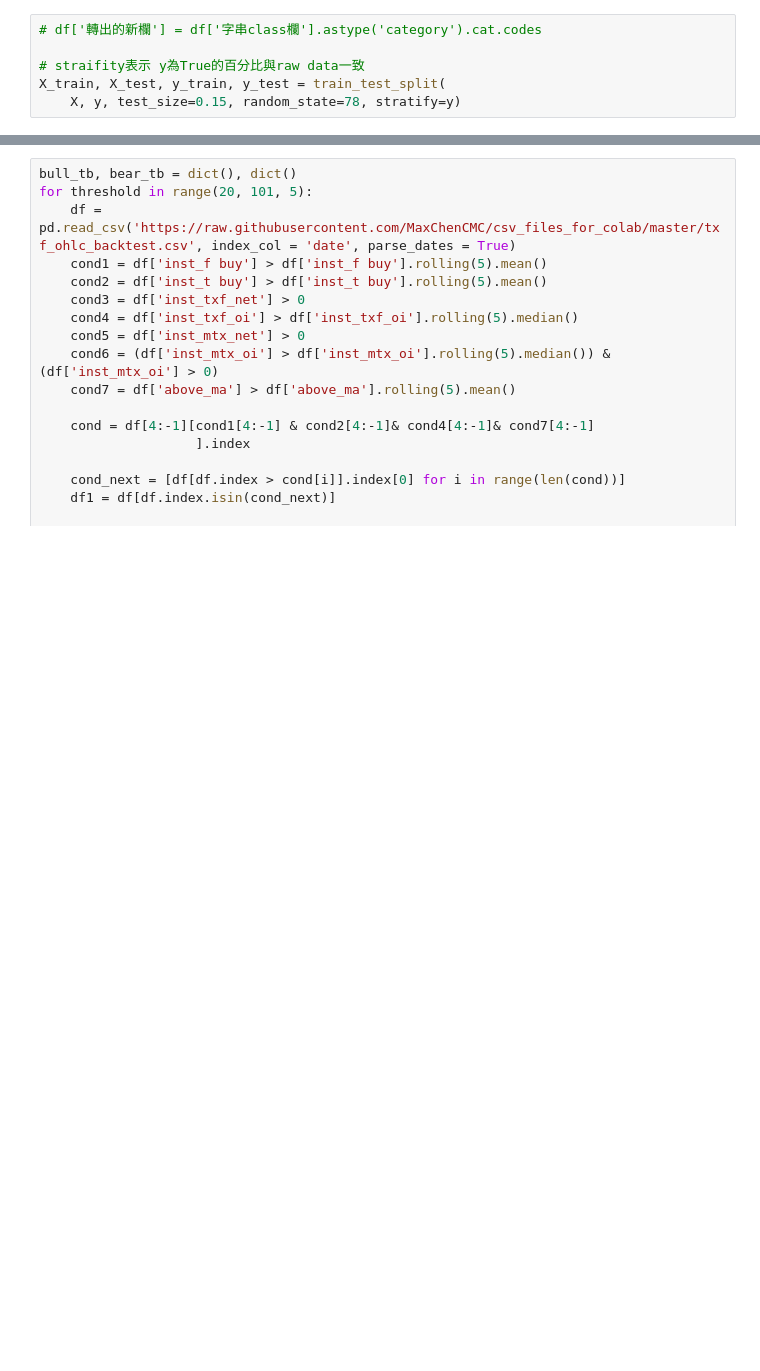
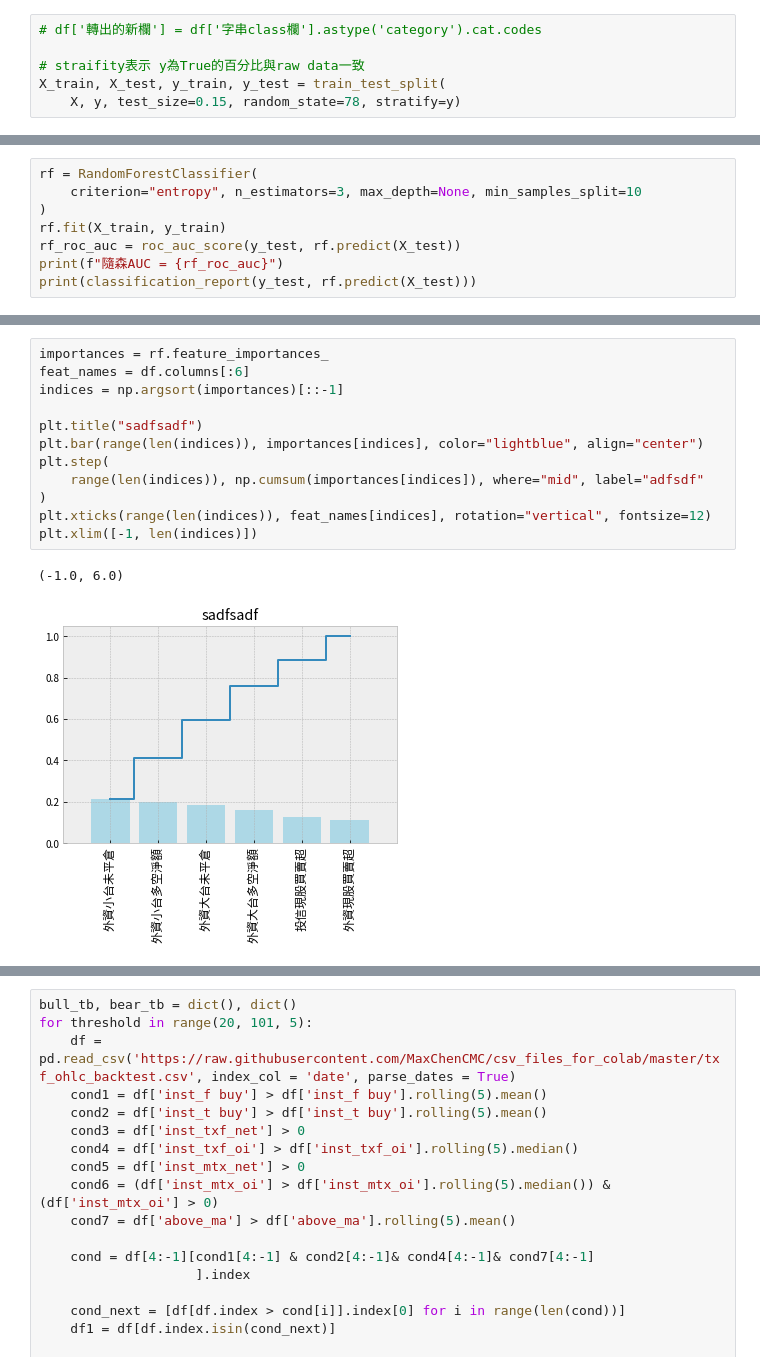
Before and after one commit to MaxChenCMC/Machine_Learning_in_Futures_Trading, a Jupyter notebook: main.ipynb, the cells around one changed output, grey strips where cells are left out. Saved outputs shown, nothing was run; the diff lists cells and outputs as text; blank space fills up the shorter version.

```diff
--- a/main.ipynb
+++ b/main.ipynb
@@ -278,0 +270,8 @@ InvocationException: GraphViz's executables not found
+# %%
+rf = RandomForestClassifier(
+    criterion="entropy", n_estimators=3, max_depth=None, min_samples_split=10
+)
+rf.fit(X_train, y_train)
+rf_roc_auc = roc_auc_score(y_test, rf.predict(X_test))
+print(f"隨森AUC = {rf_roc_auc}")
+print(classification_report(y_test, rf.predict(X_test)))
@@ -278,0 +312,15 @@ InvocationException: GraphViz's executables not found
+# %%
+importances = rf.feature_importances_
+feat_names = df.columns[:6]
+indices = np.argsort(importances)[::-1]
+
+plt.title("sadfsadf")
+plt.bar(range(len(indices)), importances[indices], color="lightblue", align="center")
+plt.step(
+    range(len(indices)), np.cumsum(importances[indices]), where="mid", label="adfsdf"
+)
+plt.xticks(range(len(indices)), feat_names[indices], rotation="vertical", fontsize=12)
+plt.xlim([-1, len(indices)])
+# %% [output]
+(-1.0, 6.0)
+[figure, added]
```
Also changed, not shown: parts of 12 cells of this notebook, 2 other files.
